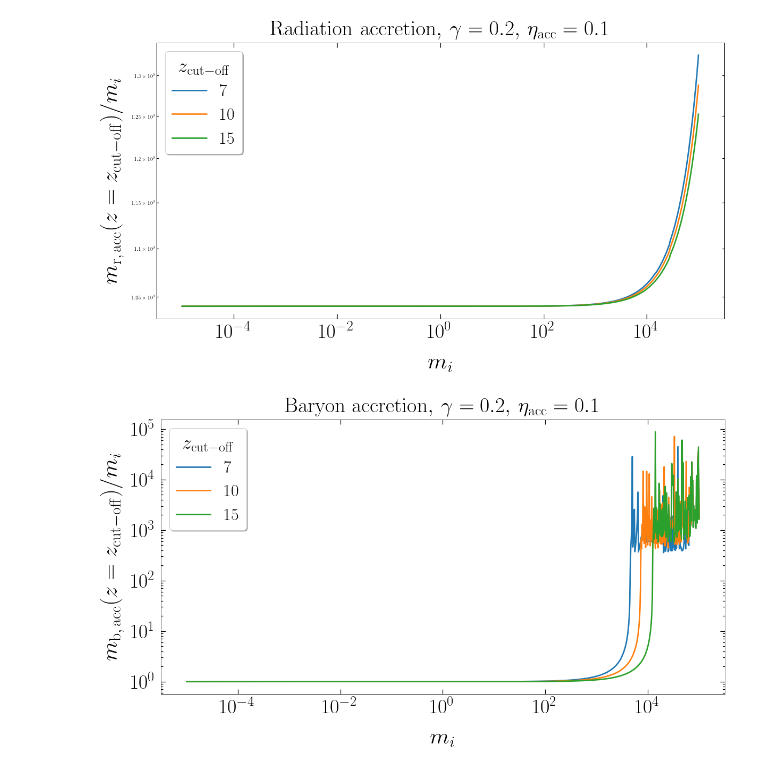
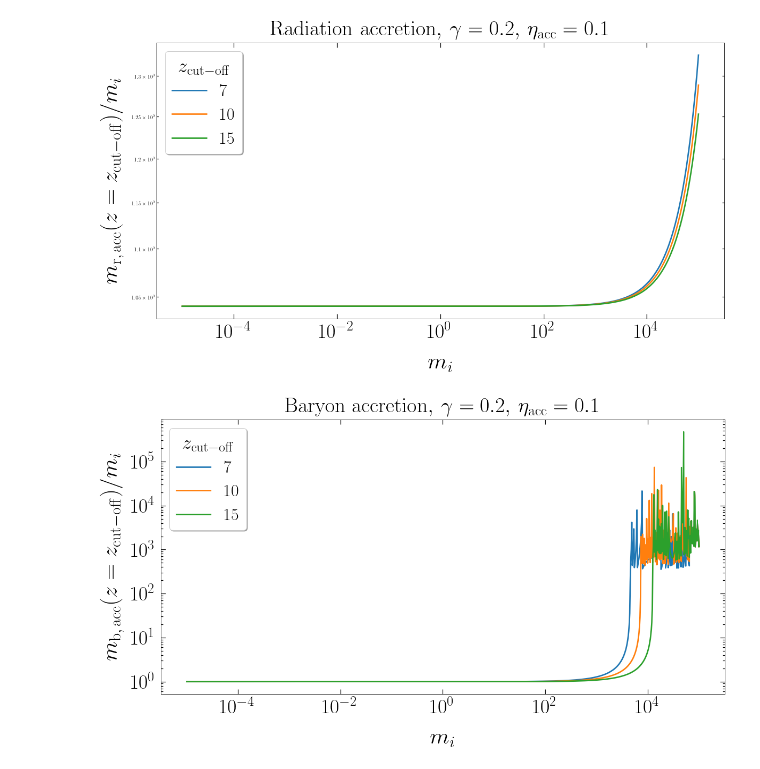
Before and after one commit to pratibhajangra591/project-2, a Jupyter notebook: acc_error_tracking.ipynb, the cells around one changed output. Drawn from its saved outputs; the diff is of its cells as text; code cells hidden in the pictures.

```diff
--- a/acc_error_tracking.ipynb
+++ b/acc_error_tracking.ipynb
@@ -80,14 +80,14 @@ plt.tick_params(axis = 'both', right=True, top=True, which = 'major', width= 1.2
 
 γ = 0.2
 z_cut = 5
-N = 10000
+N = 1000
 
 for i, (m1, color) in enumerate(zip(m1_arr, colors)):
     z_1i = z_pbh(m1,  γ)
     y_1i = m1
     z_cut_off1 = z_eq
     t1 = np.geomspace(z_1i, z_cut_off1, N)
-    sol1 = solve_ivp(m_racc, t_span = [t1[0], t1[-1]], y0 = [y_1i], method = 'DOP853',  t_eval = t1, dense_output= True)
+    sol1 = solve_ivp(m_racc, t_span = [t1[0], t1[-1]], y0 = [y_1i], method = 'DOP853',  t_eval = t1)
     t1 = sol1.t
     y1 = sol1.y[0]
 
@@ -96,7 +96,7 @@ for i, (m1, color) in enumerate(zip(m1_arr, colors)):
     y_2i = y1[-1]
     z_cut_off2 = z_rec
     t2 = np.geomspace(z_2i, z_cut_off2, N)
-    sol2 = solve_ivp(m_racc, t_span = [t2[0], t2[-1]], y0 = [y_2i], method = 'DOP853',   t_eval = t2, dense_output= True)
+    sol2 = solve_ivp(m_racc, t_span = [t2[0], t2[-1]], y0 = [y_2i], method = 'DOP853',   t_eval = t2)
     t2 = sol2.t
     y2 = sol2.y[0]
 
@@ -106,7 +106,7 @@ for i, (m1, color) in enumerate(zip(m1_arr, colors)):
     y_3i = y2[-1]
     z_cut_off3 = z_th
     t3 = np.geomspace(z_3i, z_cut_off3, N)
-    sol3 = solve_ivp(m_racc, t_span = [t3[0], t3[-1]], y0 = [y_3i], method = 'DOP853',  t_eval = t3, dense_output= True)
+    sol3 = solve_ivp(m_racc, t_span = [t3[0], t3[-1]], y0 = [y_3i], method = 'DOP853',  t_eval = t3, max_step = 10)
     t3 = sol3.t
     y3 = sol3.y[0]
 
@@ -116,7 +116,7 @@ for i, (m1, color) in enumerate(zip(m1_arr, colors)):
     y_4i = y3[-1]
     z_cut_off4 = 90
     t4 = np.geomspace(z_4i, z_cut_off4, N)
-    sol4 = solve_ivp(m_racc, t_span = [t4[0], t4[-1]], y0 = [y_4i], method = 'DOP853',  t_eval = t4, dense_output= True)
+    sol4 = solve_ivp(m_racc, t_span = [t4[0], t4[-1]], y0 = [y_4i], method = 'DOP853',  t_eval = t4, max_step = 10)
     t4 = sol4.t
     y4 = sol4.y[0]
 
@@ -125,7 +125,7 @@ for i, (m1, color) in enumerate(zip(m1_arr, colors)):
     y_5i = y4[-1]
     z_cut_off5 = z_cut
     t5 = np.geomspace(z_5i, z_cut_off5, N)
-    sol5 = solve_ivp(m_racc, t_span = [t5[0], t5[-1]], y0 = [y_5i], method = 'DOP853',  t_eval = t5, dense_output= True)
+    sol5 = solve_ivp(m_racc, t_span = [t5[0], t5[-1]], y0 = [y_5i], method = 'DOP853',  t_eval = t5,  max_step = 5)
     t5 = sol5.t
     y5 = sol5.y[0]
 
@@ -179,14 +179,14 @@ plt.tick_params(axis = 'both', right=True, top=True, which = 'major', width= 1.2
 
 γ = 0.2
 z_cut = 5
-N = 10000
+N = 100000
 
 for i, (m1, color) in enumerate(zip(m1_arr, colors)):
     z_1i = z_pbh(m1,  γ)
     y_1i = m1
     z_cut_off1 = z_eq
     t1 = np.geomspace(z_1i, z_cut_off1, N)
-    sol1 = solve_ivp(m_bacc, t_span = [t1[0], t1[-1]], y0 = [y_1i], method = 'DOP853', t_eval = t1,  dense_output= True)
+    sol1 = solve_ivp(m_bacc, t_span = [t1[0], t1[-1]], y0 = [y_1i], method = 'DOP853', t_eval = t1)
     t1 = sol1.t
     y1 = sol1.y[0]
 
@@ -195,7 +195,7 @@ for i, (m1, color) in enumerate(zip(m1_arr, colors)):
     y_2i = y1[-1]
     z_cut_off2 = z_rec
     t2 = np.geomspace(z_2i, z_cut_off2, N)
-    sol2 = solve_ivp(m_bacc, t_span = [t2[0], t2[-1]], y0 = [y_2i], method = 'DOP853', t_eval = t2, dense_output= True)
+    sol2 = solve_ivp(m_bacc, t_span = [t2[0], t2[-1]], y0 = [y_2i], method = 'DOP853', t_eval = t2,  max_step = 100)
     t2 = sol2.t
     y2 = sol2.y[0]
 
@@ -204,7 +204,7 @@ for i, (m1, color) in enumerate(zip(m1_arr, colors)):
     y_3i = y2[-1]
     z_cut_off3 = z_th
     t3 = np.geomspace(z_3i, z_cut_off3, N)
-    sol3 = solve_ivp(m_bacc, t_span = [t3[0], t3[-1]], y0 = [y_3i], method = 'DOP853', t_eval = t3, dense_output= True)
+    sol3 = solve_ivp(m_bacc, t_span = [t3[0], t3[-1]], y0 = [y_3i], method = 'DOP853', t_eval = t3, max_step = 10)
     t3 = sol3.t
     y3 = sol3.y[0]
 
@@ -212,9 +212,9 @@ for i, (m1, color) in enumerate(zip(m1_arr, colors)):
 
     z_4i = z_cut_off3
     y_4i = y3[-1]
-    z_cut_off4 = 60
+    z_cut_off4 = 90
     t4 = np.geomspace(z_4i, z_cut_off4, N)
-    sol4 = solve_ivp(m_bacc, t_span = [z_4i, z_cut_off4], y0 = [y_4i],  method = 'DOP853', t_eval = t4, dense_output= True)
+    sol4 = solve_ivp(m_bacc, t_span = [z_4i, z_cut_off4], y0 = [y_4i],  method = 'DOP853', t_eval = t4,  max_step = 10)
     t4 = sol4.t
     y4 = sol4.y[0]
 
@@ -223,7 +223,7 @@ for i, (m1, color) in enumerate(zip(m1_arr, colors)):
     y_5i = y4[-1]
     z_cut_off5 = z_cut
     t5 = np.geomspace(z_5i, z_cut_off5, N)
-    sol5 = solve_ivp(m_bacc, t_span = [t5[0], t5[-1]], y0 = [y_5i],  method = 'DOP853', t_eval = t5, dense_output= True)
+    sol5 = solve_ivp(m_bacc, t_span = [t5[0], t5[-1]], y0 = [y_5i],  method = 'DOP853', t_eval = t5, first_step = 0.1,  max_step = 1)
     t5 = sol5.t
     y5 = sol5.y[0]
 
@@ -306,7 +306,7 @@ for i, (z_cut, color) in enumerate(zip(z_cut_arr, colors)):
         y_2i = y1[-1]
         z_cut_off2 = z_rec
         t2 = np.geomspace(z_2i, z_cut_off2, 1000)
-        sol2 = solve_ivp(m_racc, t_span = [t2[0], t2[-1]], y0 = [y_2i], method = 'DOP853', t_eval = t2)
+        sol2 = solve_ivp(m_racc, t_span = [t2[0], t2[-1]], y0 = [y_2i], method = 'DOP853', t_eval = t2, max_step = 100)
         t2 = sol2.t
         y2 = sol2.y[0]
 
@@ -316,7 +316,7 @@ for i, (z_cut, color) in enumerate(zip(z_cut_arr, colors)):
         y_3i = y2[-1]
         z_cut_off3 = z_th
         t3 = np.geomspace(z_3i, z_cut_off3, 1000)
-        sol3 = solve_ivp(m_racc, t_span = [t3[0], t3[-1]], y0 = [y_3i], method = 'DOP853',  t_eval = t3)
+        sol3 = solve_ivp(m_racc, t_span = [t3[0], t3[-1]], y0 = [y_3i], method = 'DOP853',  t_eval = t3, max_step = 10)
         t3 = sol3.t
         y3 = sol3.y[0]
 
@@ -326,7 +326,7 @@ for i, (z_cut, color) in enumerate(zip(z_cut_arr, colors)):
         y_4i = y3[-1]
         z_cut_off4 = 90
         t4 = np.geomspace(z_4i, z_cut_off4, 1000)
-        sol4 = solve_ivp(m_racc, t_span = [t4[0], t4[-1]], y0 = [y_4i], method = 'DOP853', t_eval = t4)
+        sol4 = solve_ivp(m_racc, t_span = [t4[0], t4[-1]], y0 = [y_4i], method = 'DOP853', t_eval = t4, max_step = 5)
         t4 = sol4.t
         y4 = sol4.y[0]
 
@@ -335,7 +335,7 @@ for i, (z_cut, color) in enumerate(zip(z_cut_arr, colors)):
         y_5i = y4[-1]
         z_cut_off5 = z_cut
         t5 = np.geomspace(z_5i, z_cut_off5, N)
-        sol5 = solve_ivp(m_racc, t_span = [t5[0], t5[-1]], y0 = [y_5i], method = 'DOP853', t_eval = t5)
+        sol5 = solve_ivp(m_racc, t_span = [t5[0], t5[-1]], y0 = [y_5i], method = 'DOP853', t_eval = t5, first_step = 0.1, max_step = 1)
         t5 = sol5.t
         y5 = sol5.y[0]
 
@@ -403,7 +403,7 @@ for i, (z_cut, color) in enumerate(zip(z_cut_arr, colors)):
         y_2i = y1[-1]
         z_cut_off2 = z_rec
         t2 = np.geomspace(z_2i, z_cut_off2, 1000)
-        sol2 = solve_ivp(m_bacc, t_span = [t2[0], t2[-1]], y0 = [y_2i], method = 'DOP853', t_eval = t2)
+        sol2 = solve_ivp(m_bacc, t_span = [t2[0], t2[-1]], y0 = [y_2i], method = 'DOP853', t_eval = t2, max_step = 100)
         t2 = sol2.t
         y2 = sol2.y[0]
 
@@ -413,7 +413,7 @@ for i, (z_cut, color) in enumerate(zip(z_cut_arr, colors)):
         y_3i = y2[-1]
         z_cut_off3 = z_th
         t3 = np.geomspace(z_3i, z_cut_off3, 1000)
-        sol3 = solve_ivp(m_bacc, t_span = [t3[0], t3[-1]], y0 = [y_3i], method = 'DOP853', t_eval = t3)
+        sol3 = solve_ivp(m_bacc, t_span = [t3[0], t3[-1]], y0 = [y_3i], method = 'DOP853', t_eval = t3, max_step = 10)
         t3 = sol3.t
         y3 = sol3.y[0]
 
@@ -422,7 +422,7 @@ for i, (z_cut, color) in enumerate(zip(z_cut_arr, colors)):
         y_4i = y3[-1]
         z_cut_off4 = 60
         t4 = np.geomspace(z_4i, z_cut_off4, N)
-        sol4 = solve_ivp(m_bacc, t_span = [t4[0], t4[-1]], y0 = [y_4i],method = 'DOP853',  t_eval = t4)
+        sol4 = solve_ivp(m_bacc, t_span = [t4[0], t4[-1]], y0 = [y_4i],method = 'DOP853',  t_eval = t4, max_step = 10)
         t4 = sol4.t
         y4 = sol4.y[0]
 
@@ -431,38 +431,38 @@ for i, (z_cut, color) in enumerate(zip(z_cut_arr, colors)):
         y_5i = y4[-1]
         z_cut_off5 = z_cut
         t5 = np.geomspace(z_5i, z_cut_off5, N)
-        sol5 = solve_ivp(m_bacc, t_span = [t5[0], t5[-1]], y0 = [y_5i],method = 'DOP853',  t_eval = t5)
+        sol5 = solve_ivp(m_bacc, t_span = [t5[0], t5[-1]], y0 = [y_5i],method = 'DOP853',  t_eval = t5, first_step = 0.1, max_step = 1)
         t5 = sol5.t
         y5 = sol5.y[0]
 
 
 
 
         T = np.concatenate((t1, t2, t3, t4, t5), axis = None)
         Y = np.concatenate((y1, y2, y3, y4, y5), axis = None)
 
         mf_arr[j] = sol5.y[0][-1]
 
     ax.loglog(m1_arr, np.divide(mf_arr, m1_arr))
 
 
 
 
 ax.tick_params(axis='x', pad = 9.9)
 ax.tick_params(axis='y', pad = 9.9)
 ax.yaxis.set_tick_params(labelsize=20)
 plt.xticks(fontsize = 38)
 plt.yticks(fontsize = 38)
 plt.xlabel('$m_{i}$',fontsize = 43, labelpad = 20)
 plt.ylabel(r'$m_\mathrm{b, \, acc}(z = z_\mathrm{cut-off})/m_{i} $',fontsize = 43, labelpad = 14)
 plt.legend(['$7$', '$10$', '$15$'],
            prop = {'size':32}, loc = 'upper left', shadow = True,
            title = '$z_\mathrm{cut-off}$' ,
            title_fontsize = 37, facecolor = 'white', fontsize = 65)
 #plt.xlim(1e16, 0.5*z_cut_off)
 plt.xscale('log')
 plt.title(r'Baryon accretion$,\, \gamma = 0.2, \,\eta_\mathrm{acc} = 0.1$', fontsize = 40, pad = 13)
 plt.savefig('bacc_z_diff_cutoff.pdf', bbox_inches = 'tight')
 plt.show()
 # %% [output]
-[figure, old version]
+[figure, new version]
```
Also changed, not shown: parts of 3 cells of this notebook.
